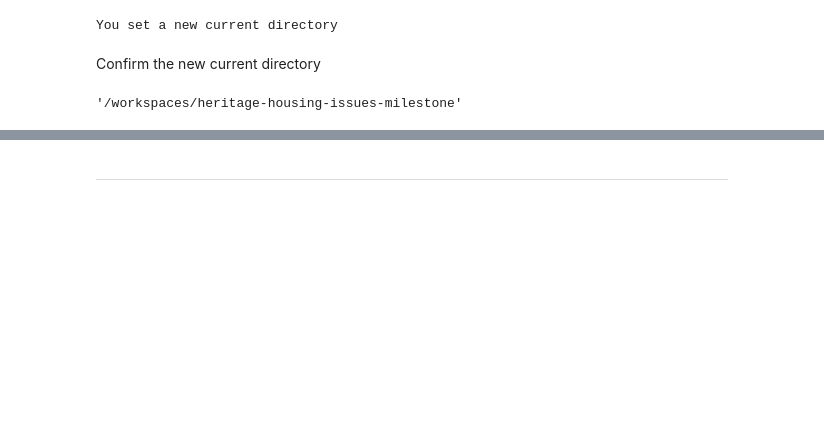
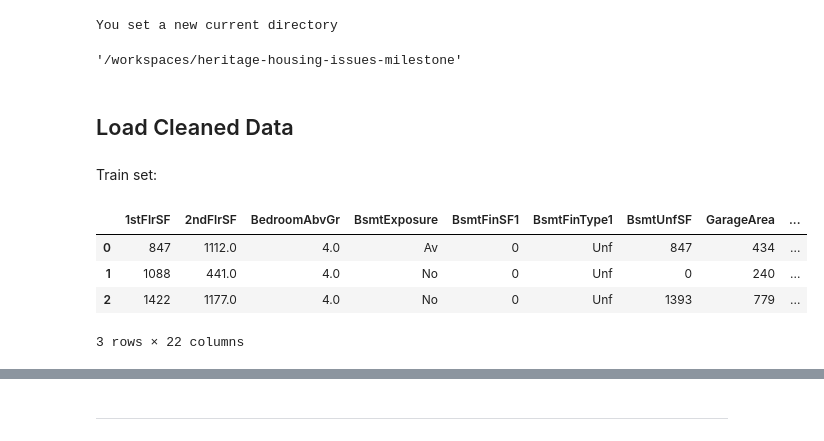
Before and after one commit to Rob-C-89/heritage-housing-issues-milestone, a Jupyter notebook: jupyter_notebooks/04 -Feature Engineering.ipynb, the cells around one changed output, grey strips where cells are left out. Drawn from its saved outputs; the diff is of its cells as text; code cells hidden in the pictures; blank space fills up the shorter version.

```diff
--- a/jupyter_notebooks/04 -Feature Engineering.ipynb
+++ b/jupyter_notebooks/04 -Feature Engineering.ipynb
@@ -38,10 +28,23 @@ os.chdir(os.path.dirname(current_dir))
 print("You set a new current directory")
 # %% [output]
 You set a new current directory
-# %% [markdown]
-Confirm the new current directory
 # %%
 current_dir = os.getcwd()
 current_dir
 # %% [output]
 '/workspaces/heritage-housing-issues-milestone'
+# %% [markdown]
+## Load Cleaned Data
+# %% [markdown]
+Train set:
+# %%
+import pandas as pd
+train_set_path = "outputs/datasets/cleaned/train_set_cleaned.csv"
+train_set = pd.read_csv(train_set_path)
+train_set.head(3)
+# %% [output]
+|  | 1stFlrSF | 2ndFlrSF | BedroomAbvGr | BsmtExposure | BsmtFinSF1 | BsmtFinType1 | BsmtUnfSF | GarageArea | ... |
+| 0 | 847 | 1112.0 | 4.0 | Av | 0 | Unf | 847 | 434 | ... |
+| 1 | 1088 | 441.0 | 4.0 | No | 0 | Unf | 0 | 240 | ... |
+| 2 | 1422 | 1177.0 | 4.0 | No | 0 | Unf | 1393 | 779 | ... |
+3 rows × 22 columns
```
Also changed, not shown: parts of 33 cells of this notebook, 3 other files.
